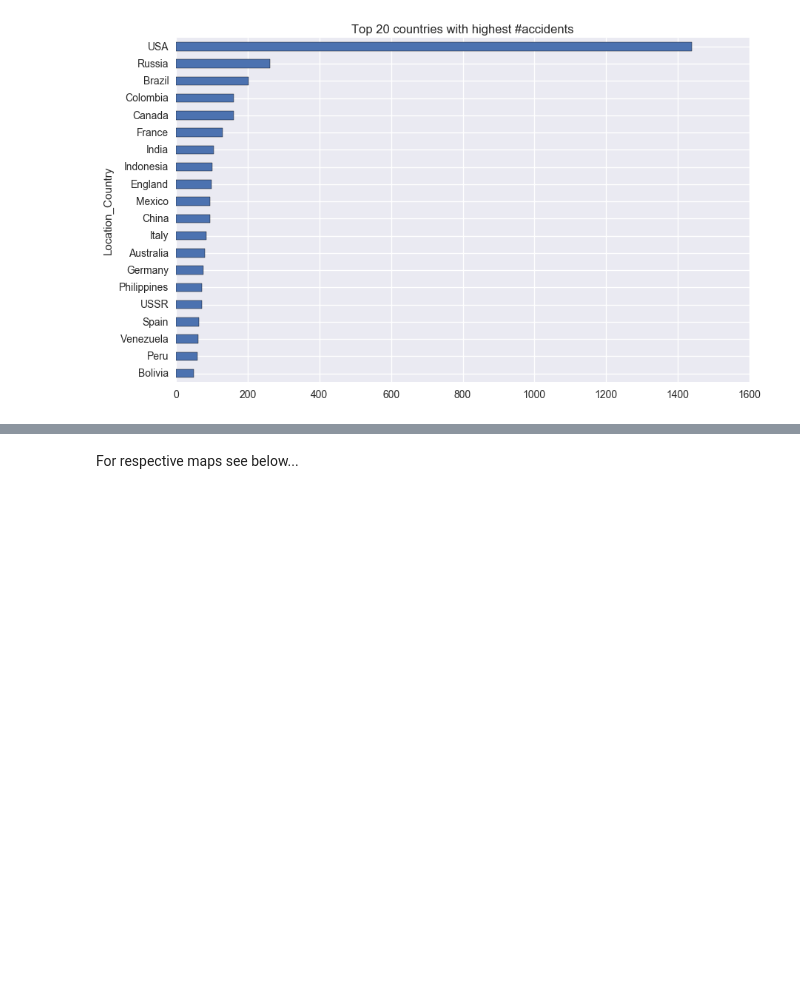
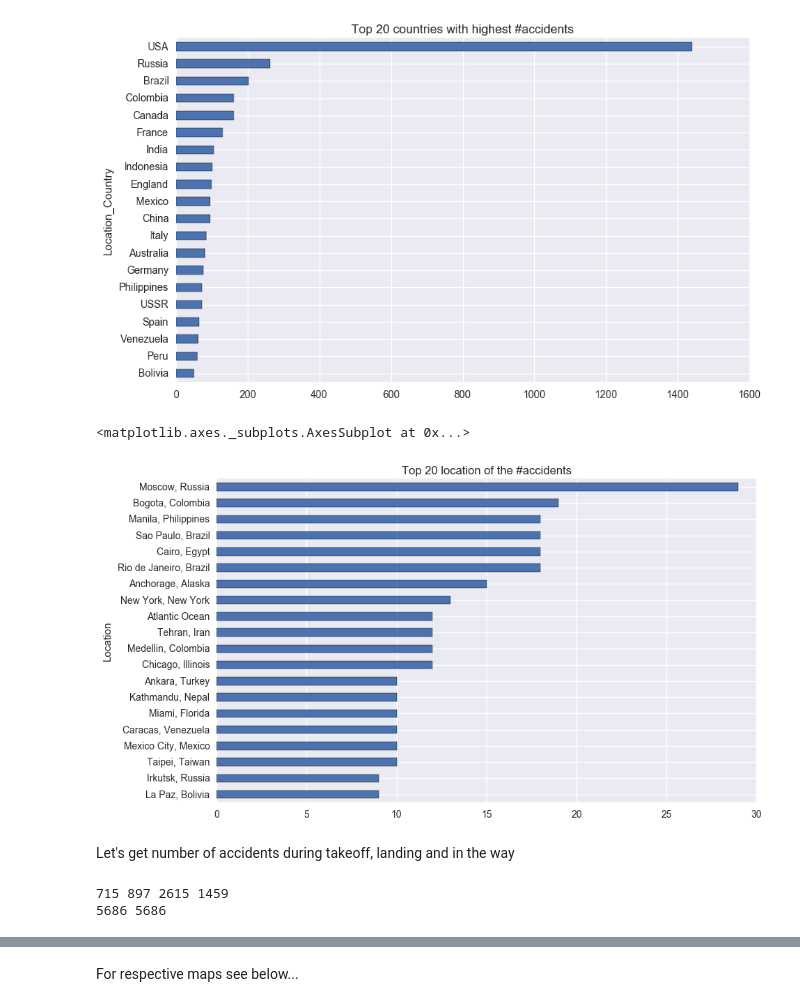
Before and after one commit to DanilBaibak/crash_planes, a Jupyter notebook: planecrashinfo.ipynb, the cells around one changed output, grey strips where cells are left out. Cells and saved outputs as stored; diff of their text form; code cells hidden in the pictures; blank space fills up the shorter version.

```diff
--- a/planecrashinfo.ipynb
+++ b/planecrashinfo.ipynb
@@ -279,3 +279,33 @@ s.plot.barh(title='Top 20 countries with highest #accidents', figsize=(10, 6))
 # %% [output]
 <matplotlib.axes._subplots.AxesSubplot at 0x...>
 [figure]
+# %%
+s = df.groupby('Location').size().sort_values(ascending=True)[-20:]
+s.plot.barh(title='Top 20 location of the #accidents', figsize=(10, 6))
+# %% [output]
+<matplotlib.axes._subplots.AxesSubplot at 0x...>
+[figure, added]
+# %% [markdown]
+Let's get number of accidents during takeoff, landing and in the way
+# %%
+take_off = 0
+landing = 0
+others = 0
+unknown = 0
+
+# unfortunately data is quite dirty
+for (location, origin, destination) in df[['Location', 'Origin', 'Destination']].values:
+    if location is np.NaN or origin is np.NaN or destination is np.NaN:
+        unknown += 1
+    elif location == origin or location in origin or origin in location:
+        take_off += 1
+    elif location == destination or location in destination or destination in location:
+        landing += 1
+    else:
+        others += 1
+
+print(take_off, landing, others, unknown)
+print(take_off + landing + others + unknown, df.shape[0])
+# %% [output]
+715 897 2615 1459
+5686 5686
```
Also changed, not shown: parts of 7 cells of this notebook, 4 other files.
